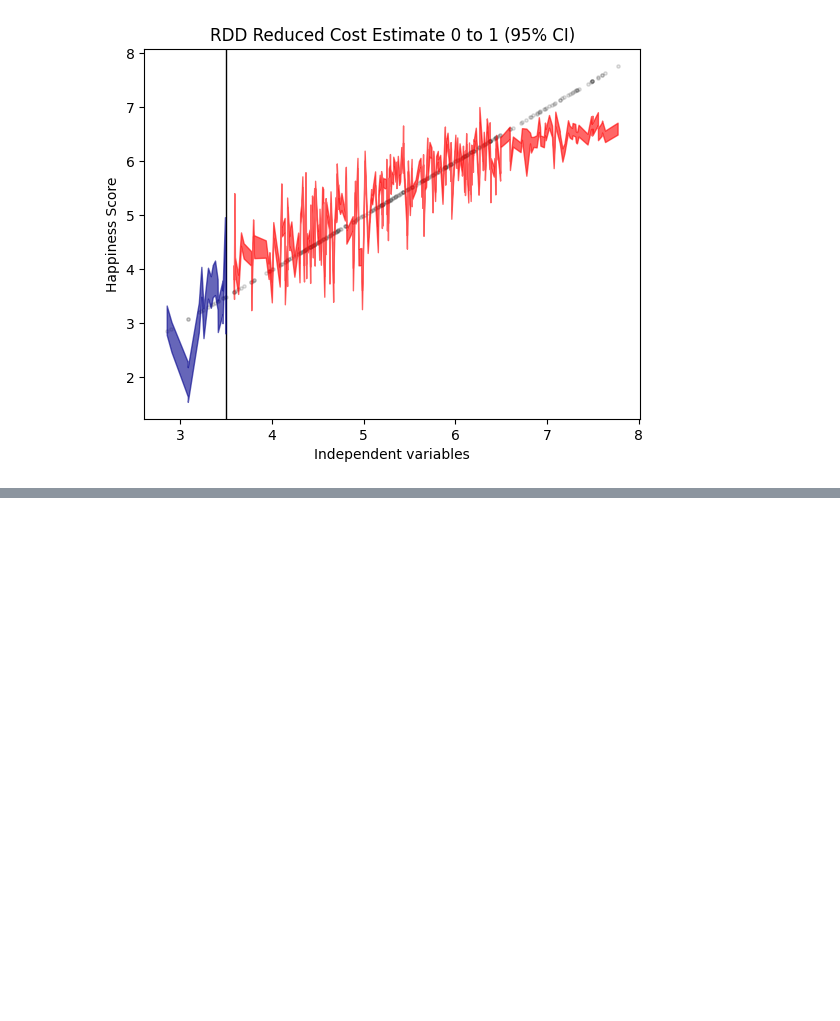
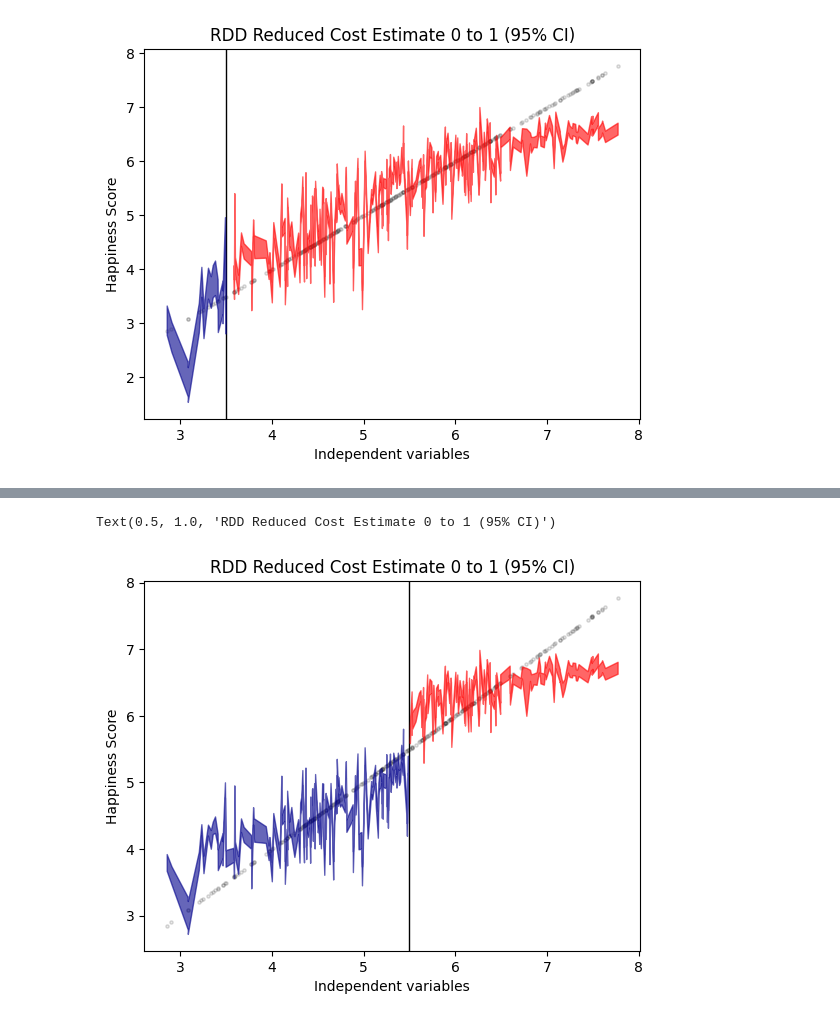
Before and after one commit to cantaruttim/Happiness_Index_Analysis, a Jupyter notebook: HappinesIndex.ipynb, the cells around one changed output, grey strips where cells are left out. Cells and saved outputs as stored; diff of their text form; code cells hidden in the pictures; blank space fills up the shorter version.

```diff
--- a/HappinesIndex.ipynb
+++ b/HappinesIndex.ipynb
@@ -273,0 +276,6 @@ Text(0.5, 1.0, 'RDD Reduced Cost Estimate 0 to 1 (95% CI)')
+# %%
+# Avaliando Polinomial com Score de Felicidade
+
+mod = smf.ols(formula = "Score ~ Healthy_life_expectancy + GDP_per_capita + Social_support + I(Score > 5.50)", data=dataset)
+res = mod.fit()
+print(res.summary())
@@ -273,0 +300,37 @@ Text(0.5, 1.0, 'RDD Reduced Cost Estimate 0 to 1 (95% CI)')
+# %%
+# Plotting fit
+
+# Getting standard errors
+prob_se = res.get_prediction().summary_frame()
+prob_se['Score'] = dataset['Score']
+prob_se.sort_values(by='Score',inplace=True,ignore_index=True)
+
+low = prob_se[prob_se['Score'] <= 5.50].copy()
+high = prob_se[prob_se['Score'] > 5.50].copy()
+# %%
+# Getting effect for threshold bump
+coef = res.summary2().tables[1]
+ci = coef.iloc[1,4:6].astype(int).to_list()
+
+fig, ax = plt.subplots()
+
+ax.scatter(dataset['Score'], dataset['Score'], c='grey',
+           edgecolor='k', alpha=0.15, s=5, zorder=1)
+
+ax.axvline(5.50, linestyle='solid', alpha=1.0,
+           color='k',linewidth=1, zorder=2)
+
+ax.fill_between(low['Score'],low['mean_ci_lower'],
+                low['mean_ci_upper'],alpha=0.6,
+                zorder=3, color='darkblue')
+
+ax.fill_between(high['Score'],high['mean_ci_lower'],
+                high['mean_ci_upper'],alpha=0.6,
+                zorder=3, color='red')
+
+ax.set_xlabel('Independent variables')
+ax.set_ylabel('Happiness Score')
+ax.set_title(f'RDD Reduced Cost Estimate {ci[0]} to {ci[1]} (95% CI)')
+# %% [output]
+Text(0.5, 1.0, 'RDD Reduced Cost Estimate 0 to 1 (95% CI)')
+[figure, added]
```
Also changed, not shown: parts of 2 cells of this notebook.
